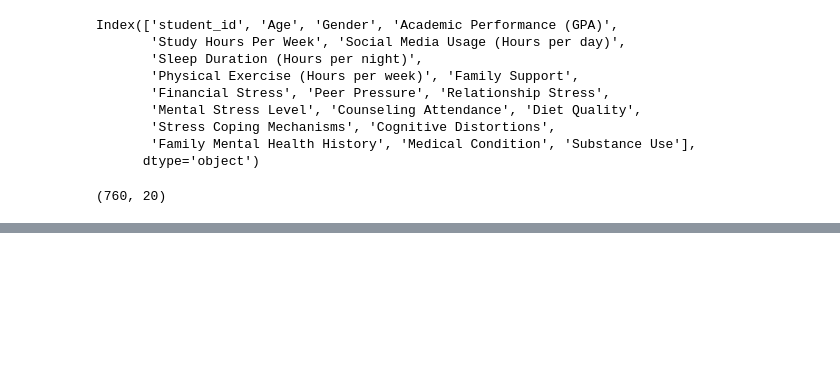
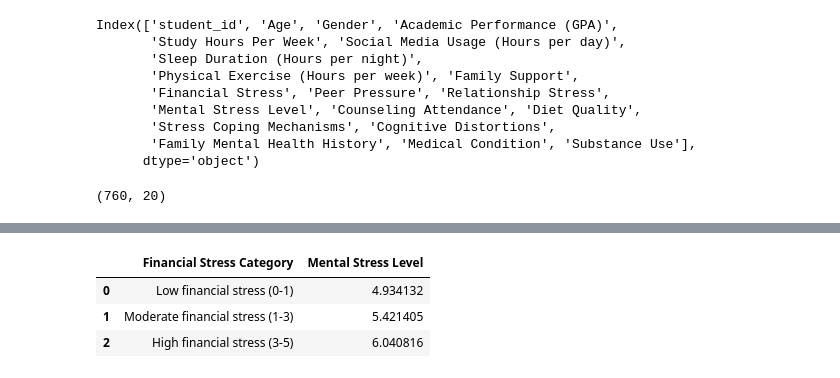
Before and after one commit to saitejaroyal-tech/Student-Lifestyle-Value-Survey-Analysis, a Jupyter notebook: jupiternotebook.ipynb, the cells around one changed output, grey strips where cells are left out. Saved outputs shown, nothing was run; the diff lists cells and outputs as text; code cells hidden in the pictures; blank space fills up the shorter version.

```diff
--- a/jupiternotebook.ipynb
+++ b/jupiternotebook.ipynb
@@ -157,0 +147,17 @@ The default of observed=False is deprecated and will be changed to True in a fut
+# %%
+#study hours v/s GPA
+study_bins = [0, 5, 10, 24]
+study_labels = ['Low study (0-2)', 'Moderate study (3-8)', 'High study (>8)']
+df_lifestyle['Study Category'] = pd.cut(df_lifestyle['Study Hours Per Week'], bins=study_bins, labels=study_labels, include_lowest=True)
+
+df_lifestyle['Study Category'].value_counts()
+study_hours_gpa = df_lifestyle.pivot_table(index='Study Category', values='Academic Performance (GPA)', aggfunc='mean').reset_index()
+study_hours_gpa_fig = px.bar(
+    study_hours_gpa,
+    x='Study Category',
+    y='Academic Performance (GPA)',
+    color='Study Category',title='Average GPA by Study Hours Per Week',
+    template='plotly_white'
+)
+study_hours_gpa_fig.show()
+#effective study hours improve academic performance
@@ -157,0 +173,7 @@ The default of observed=False is deprecated and will be changed to True in a fut
+# %%
+#family support v/s mental stress level
+family_support_bins = [0, 1,3,5]
+family_support_labels = ['Low family support (0-1)', 'Moderate family support (1-3)', 'High family support (3-5)']
+df_lifestyle['Family Support Category'] = pd.cut(df_lifestyle['Family Support'], bins=family_support_bins, labels=family_support_labels, include_lowest=True)
+family_support_mentalstress_level=df_lifestyle.pivot_table(index='Family Support Category',values='Mental Stress Level',aggfunc='mean')
+family_support_mentalstress_level
@@ -157,0 +203,10 @@ The default of observed=False is deprecated and will be changed to True in a fut
+# %%
+#financial stress v/s mental stress level
+financial_stress_bins = [0, 1,3,5]
+financial_stress_labels = ['Low financial stress (0-1)', 'Moderate financial stress (1-3)', 'High financial stress (3-5)']
+df_lifestyle['Financial Stress Category'] = pd.cut(df_lifestyle['Financial Stress'], bins=financial_stress_bins, labels=financial_stress_labels, include_lowest=True)
+financial_stress_mentalstress_level=df_lifestyle.pivot_table(index='Financial Stress Category',values='Mental Stress Level',aggfunc='mean')
+
+financial_stress_mentalstress_level.reset_index(inplace=True)
+financial_stress_mentalstress_level
+# %% [output]
@@ -157,0 +214,4 @@ The default of observed=False is deprecated and will be changed to True in a fut
+|  | Financial Stress Category | Mental Stress Level |
+| 0 | Low financial stress (0-1) | 4.934132 |
+| 1 | Moderate financial stress (1-3) | 5.421405 |
+| 2 | High financial stress (3-5) | 6.040816 |
```
Also changed, not shown: parts of 32 cells of this notebook.
